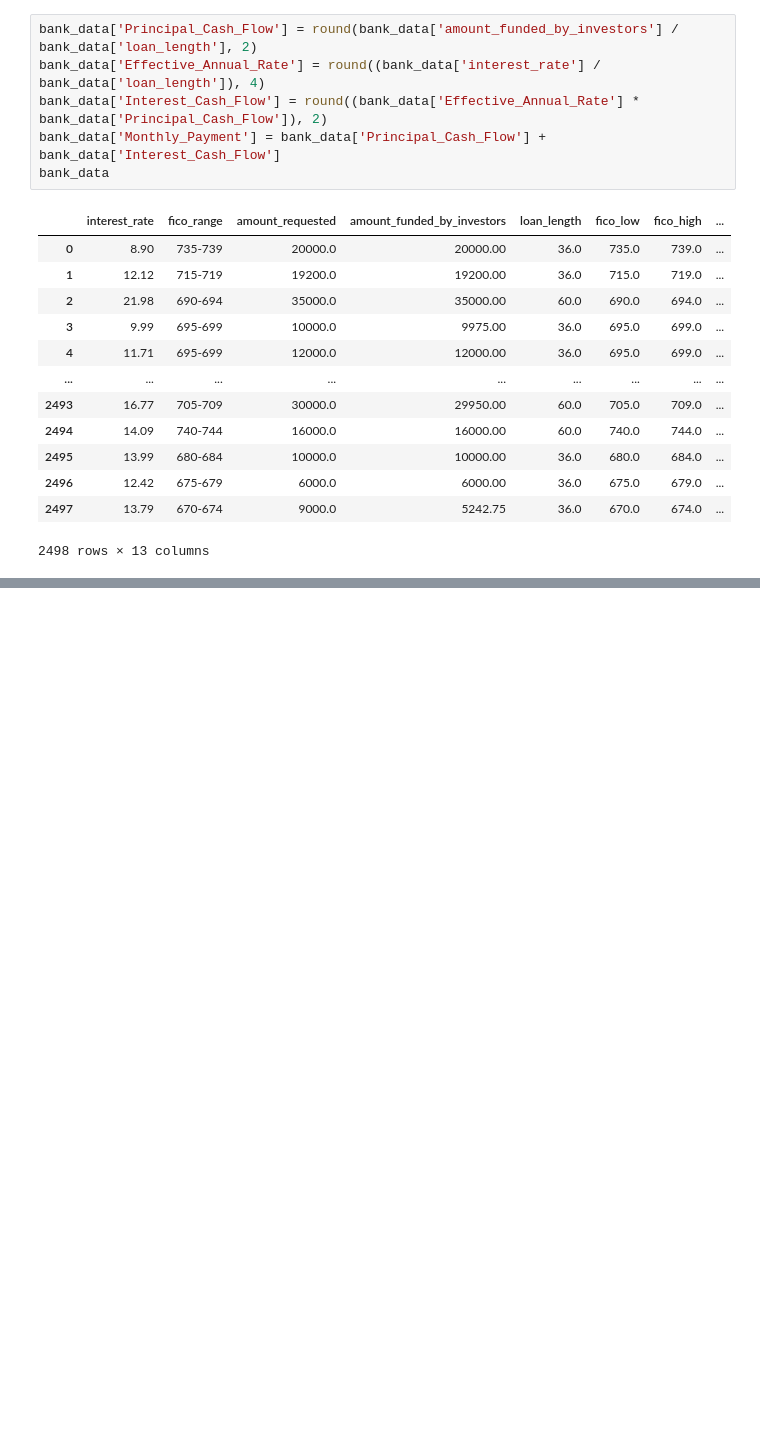
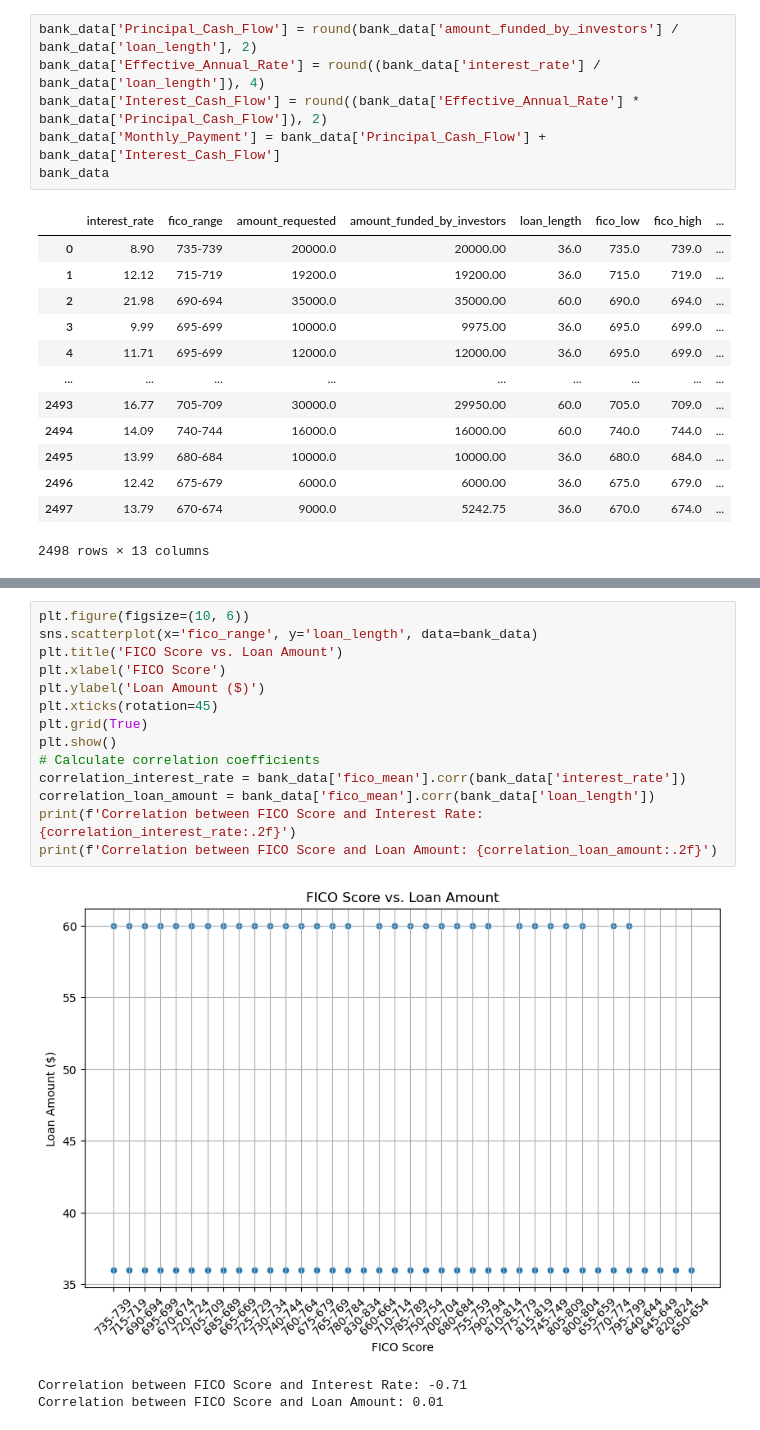
Before and after one commit to OKI300MER/interest_rate, a Jupyter notebook: interest_rate.ipynb, the cells around one changed output, grey strips where cells are left out. Drawn from its saved outputs; the diff is of its cells as text; blank space fills up the shorter version.

```diff
--- a/interest_rate.ipynb
+++ b/interest_rate.ipynb
@@ -286,0 +317,18 @@ bank_data
+# %%
+plt.figure(figsize=(10, 6))
+sns.scatterplot(x='fico_range', y='loan_length', data=bank_data)
+plt.title('FICO Score vs. Loan Amount')
+plt.xlabel('FICO Score')
+plt.ylabel('Loan Amount ($)')
+plt.xticks(rotation=45)
+plt.grid(True)
+plt.show()
+# Calculate correlation coefficients
+correlation_interest_rate = bank_data['fico_mean'].corr(bank_data['interest_rate'])
+correlation_loan_amount = bank_data['fico_mean'].corr(bank_data['loan_length'])
+print(f'Correlation between FICO Score and Interest Rate: {correlation_interest_rate:.2f}')
+print(f'Correlation between FICO Score and Loan Amount: {correlation_loan_amount:.2f}')
+# %% [output]
+[figure, added]
+Correlation between FICO Score and Interest Rate: -0.71
+Correlation between FICO Score and Loan Amount: 0.01
```
Also changed, not shown: parts of 7 cells of this notebook.
